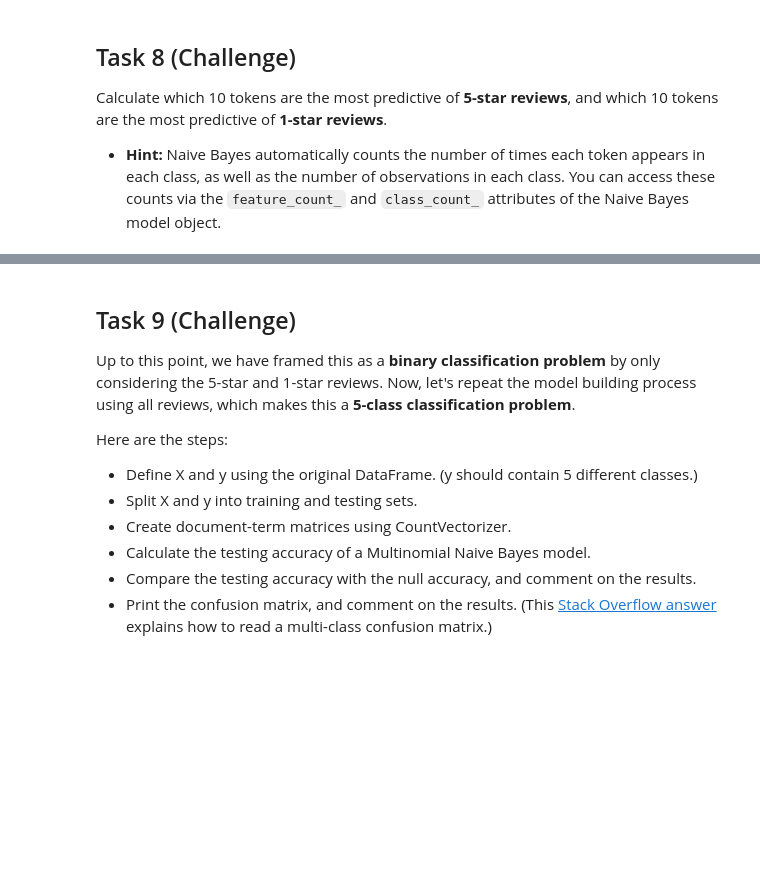
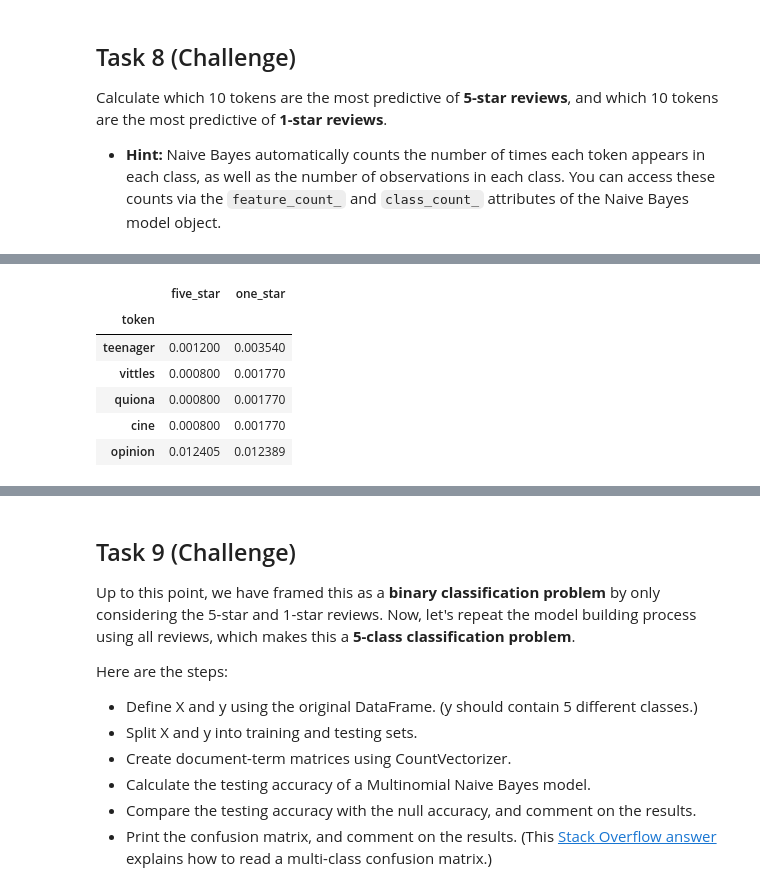
Before and after one commit to jnavarro86/mltext, a Jupyter notebook: week1/01_yelp_homework.ipynb, the cells around one changed output, grey strips where cells are left out. Cells and saved outputs as stored; diff of their text form; code cells hidden in the pictures; blank space fills up the shorter version.

```diff
--- a/week1/01_yelp_homework.ipynb
+++ b/week1/01_yelp_homework.ipynb
@@ -301,0 +332,13 @@ Calculate which 10 tokens are the most predictive of **5-star reviews**, and whi
+# %%
+# Let's some tokens ratios
+tokens['one_star'] = tokens.one_star / nb.class_count_[0]
+tokens['five_star'] = tokens.five_star / nb.class_count_[1]
+tokens.sample(5, random_state=7)
+# %% [output]
+|  | five_star | one_star |
+| token |  |  |
+| teenager | 0.001200 | 0.003540 |
+| vittles | 0.000800 | 0.001770 |
+| quiona | 0.000800 | 0.001770 |
+| cine | 0.000800 | 0.001770 |
+| opinion | 0.012405 | 0.012389 |
```
Also changed, not shown: parts of 8 cells of this notebook.
